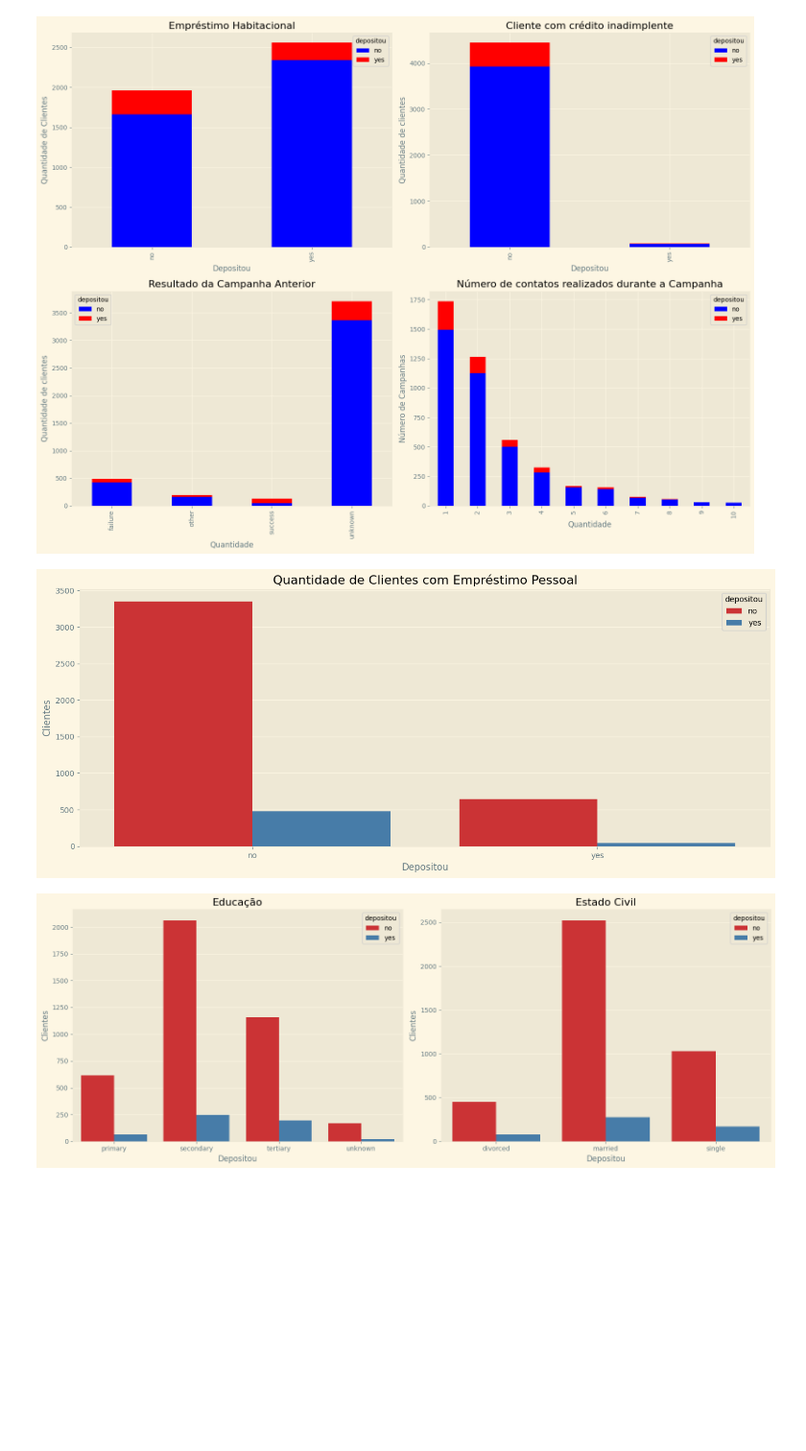
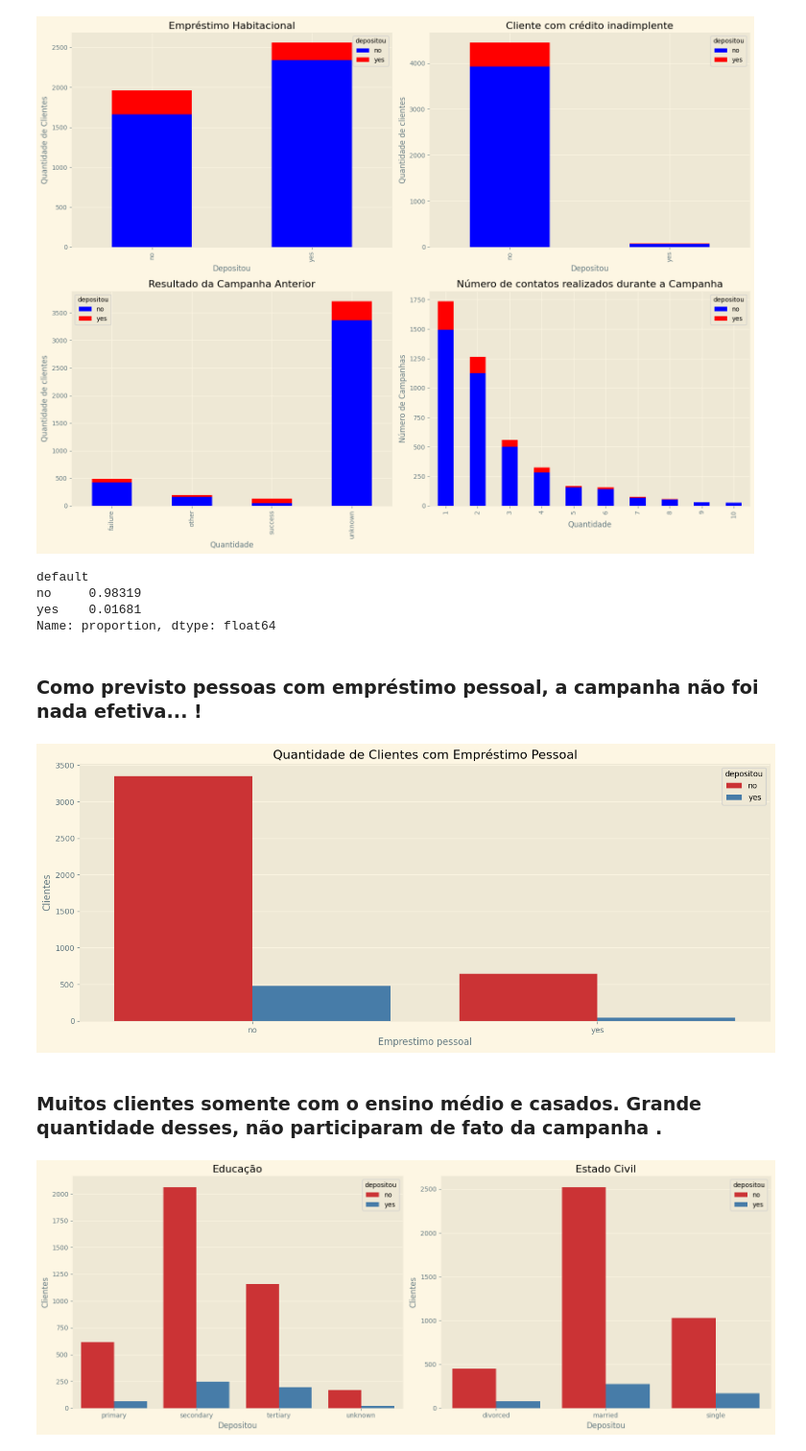
Before and after one commit to felipefagion/bank_machine_learning, a Jupyter notebook: ProjetoMl.ipynb, the cells around one changed output. Shown: that part at 96% size. Saved outputs shown, nothing was run; the diff lists cells and outputs as text; code cells hidden in the pictures; blank space fills up the shorter version.

```diff
--- a/ProjetoMl.ipynb
+++ b/ProjetoMl.ipynb
@@ -273,28 +277,39 @@ plt.tight_layout()
 plt.show()
 # %% [output]
 [figure]
+# %%
+df.default.value_counts(1)
+# %% [output]
+default
+no     0.98319
+yes    0.01681
+Name: proportion, dtype: float64
+# %% [markdown]
+### Como previsto pessoas com empréstimo pessoal, a campanha não foi nada efetiva...  !
 # %%
 
 # Define o tamanho da figura
 fig, ax = plt.subplots(figsize=(16, 6))
 
 # Plotagem do gráfico de barras
 sns.barplot(x="loan",
             y="count",
             hue="depositou",
             data=df.groupby(["loan", "depositou"]).size().reset_index(name="count"),  # DataFrame de origem dos dados
             ax=ax,
             palette="Set1")
 
 # Adiciona rótulos e título ao gráfico
-ax.set_xlabel("Depositou")
+ax.set_xlabel("Emprestimo pessoal")
 ax.set_ylabel("Clientes")
 ax.set_title("Quantidade de Clientes com Empréstimo Pessoal")
 
 # Exibe o gráfico
 plt.show()
 # %% [output]
-[figure, old version]
+[figure, new version]
+# %% [markdown]
+### Muitos clientes somente com o ensino médio e casados. Grande quantidade desses, não participaram de fato da campanha .
 # %%
 # Define o tamanho da figura e o número de subplots
 fig, ax = plt.subplots(1, 2, figsize=(16, 6))
```
Also changed, not shown: parts of 22 cells of this notebook.
